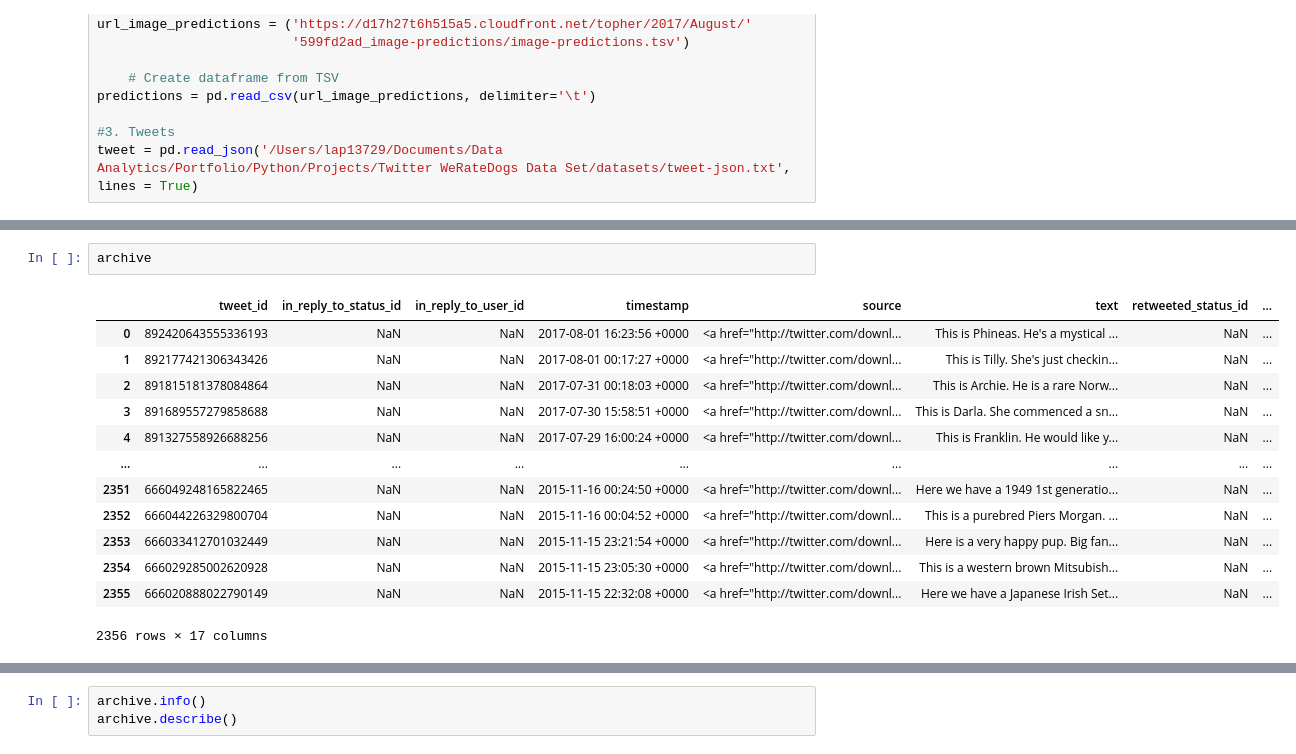
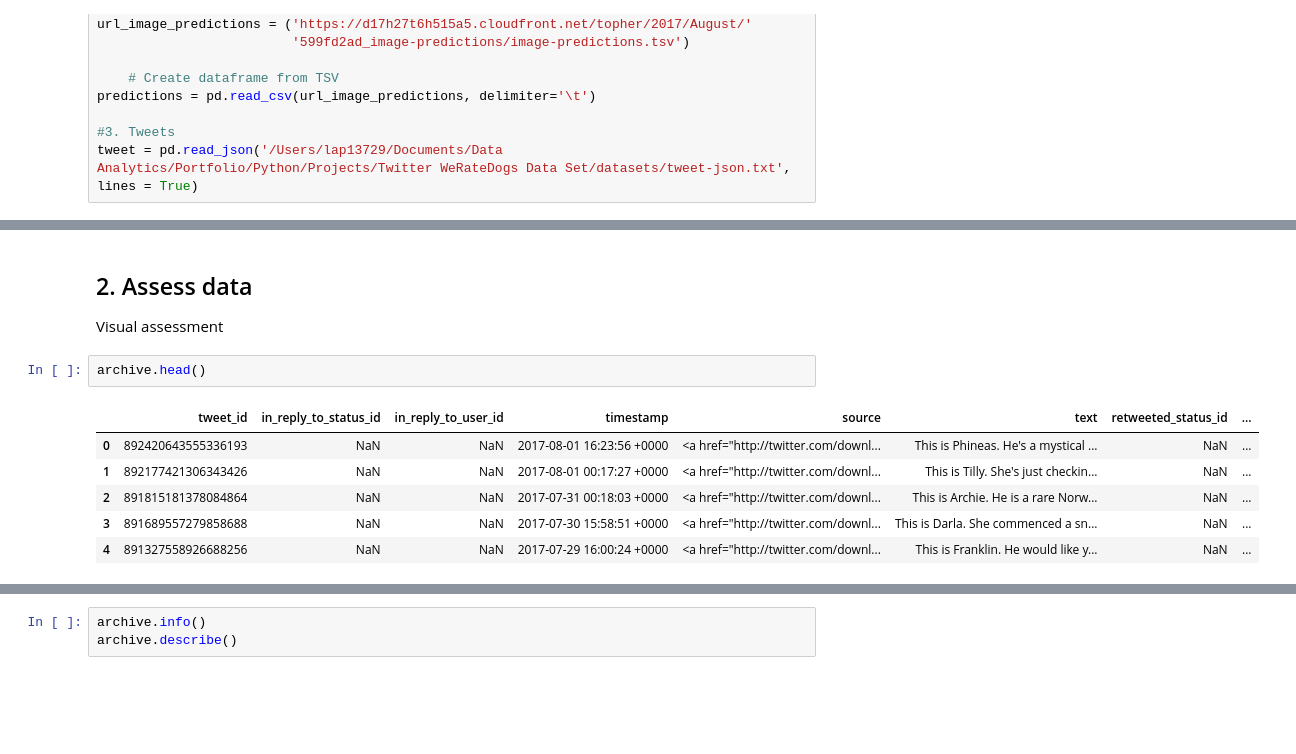
Before and after one commit to linhnp511/Data-Analytics-Portfolio, a Jupyter notebook: Python/Projects/Twitter WeRateDogs Data Set/weRateDogs_project.ipynb, the cells around one changed output, grey strips where cells are left out. Cells and saved outputs as stored; diff of their text form; blank space fills up the shorter version.

```diff
--- a/Python/Projects/Twitter WeRateDogs Data Set/weRateDogs_project.ipynb
+++ b/Python/Projects/Twitter WeRateDogs Data Set/weRateDogs_project.ipynb
@@ -66,17 +58,13 @@ Now that the data is gathered, I will assess it to see what cleaning I will have
+# %% [markdown]
+##  2. Assess data
+Visual assessment
 # %%
-archive
+archive.head()
 # %% [output]
 |  | tweet_id | in_reply_to_status_id | in_reply_to_user_id | timestamp | source | text | retweeted_status_id | ... |
 | 0 | 892420643555336193 | NaN | NaN | 2017-08-01 16:23:56 +0000 | <a href="http://twitter.com/downl... | This is Phineas. He's a mystical ... | NaN | ... |
 | 1 | 892177421306343426 | NaN | NaN | 2017-08-01 00:17:27 +0000 | <a href="http://twitter.com/downl... | This is Tilly. She's just checkin... | NaN | ... |
 | 2 | 891815181378084864 | NaN | NaN | 2017-07-31 00:18:03 +0000 | <a href="http://twitter.com/downl... | This is Archie. He is a rare Norw... | NaN | ... |
 | 3 | 891689557279858688 | NaN | NaN | 2017-07-30 15:58:51 +0000 | <a href="http://twitter.com/downl... | This is Darla. She commenced a sn... | NaN | ... |
 | 4 | 891327558926688256 | NaN | NaN | 2017-07-29 16:00:24 +0000 | <a href="http://twitter.com/downl... | This is Franklin. He would like y... | NaN | ... |
-| ... | ... | ... | ... | ... | ... | ... | ... | ... |
-| 2351 | 666049248165822465 | NaN | NaN | 2015-11-16 00:24:50 +0000 | <a href="http://twitter.com/downl... | Here we have a 1949 1st generatio... | NaN | ... |
-| 2352 | 666044226329800704 | NaN | NaN | 2015-11-16 00:04:52 +0000 | <a href="http://twitter.com/downl... | This is a purebred Piers Morgan. ... | NaN | ... |
-| 2353 | 666033412701032449 | NaN | NaN | 2015-11-15 23:21:54 +0000 | <a href="http://twitter.com/downl... | Here is a very happy pup. Big fan... | NaN | ... |
-| 2354 | 666029285002620928 | NaN | NaN | 2015-11-15 23:05:30 +0000 | <a href="http://twitter.com/downl... | This is a western brown Mitsubish... | NaN | ... |
-| 2355 | 666020888022790149 | NaN | NaN | 2015-11-15 22:32:08 +0000 | <a href="http://twitter.com/downl... | Here we have a Japanese Irish Set... | NaN | ... |
-2356 rows × 17 columns
 # %%
```
Also changed, not shown: parts of 58 cells of this notebook, 2 other files.
